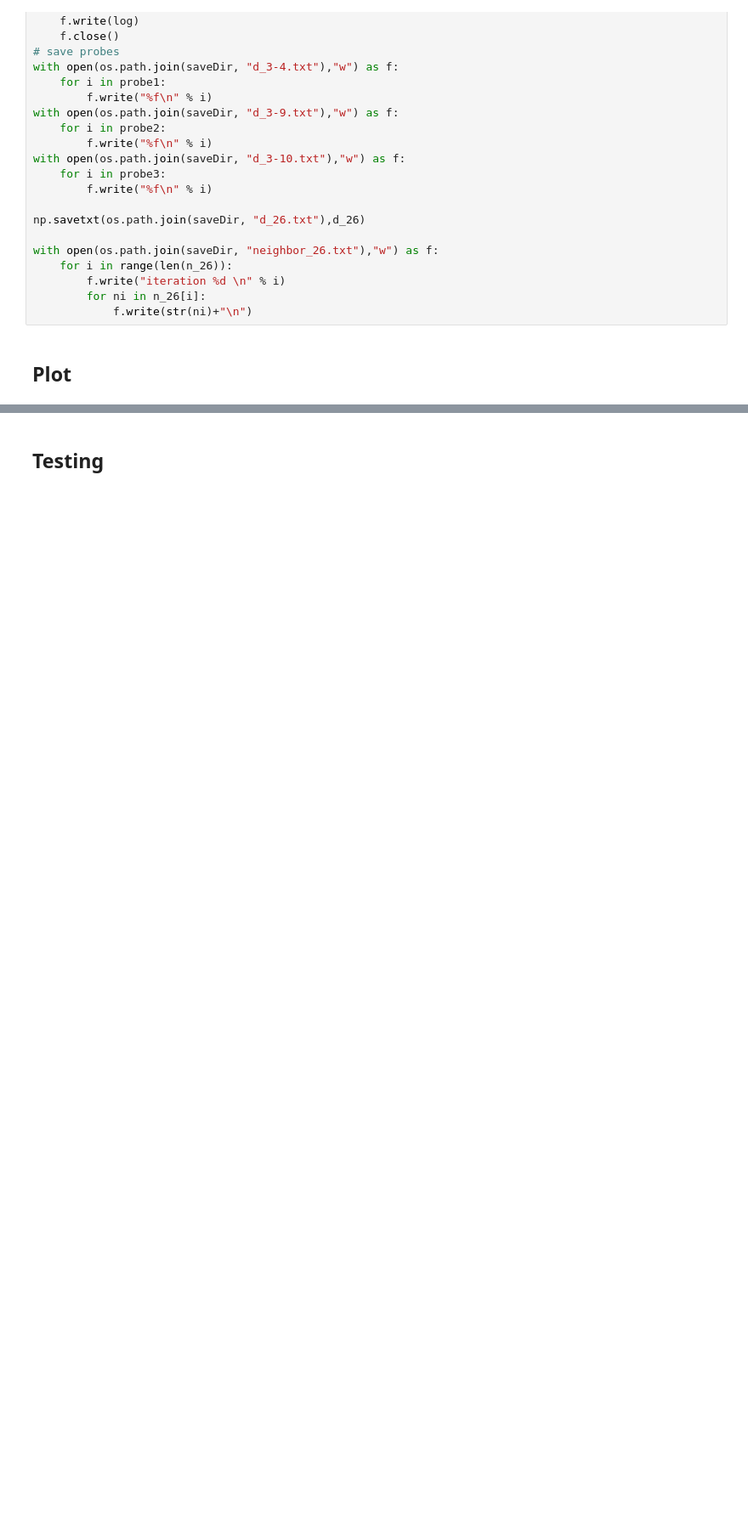
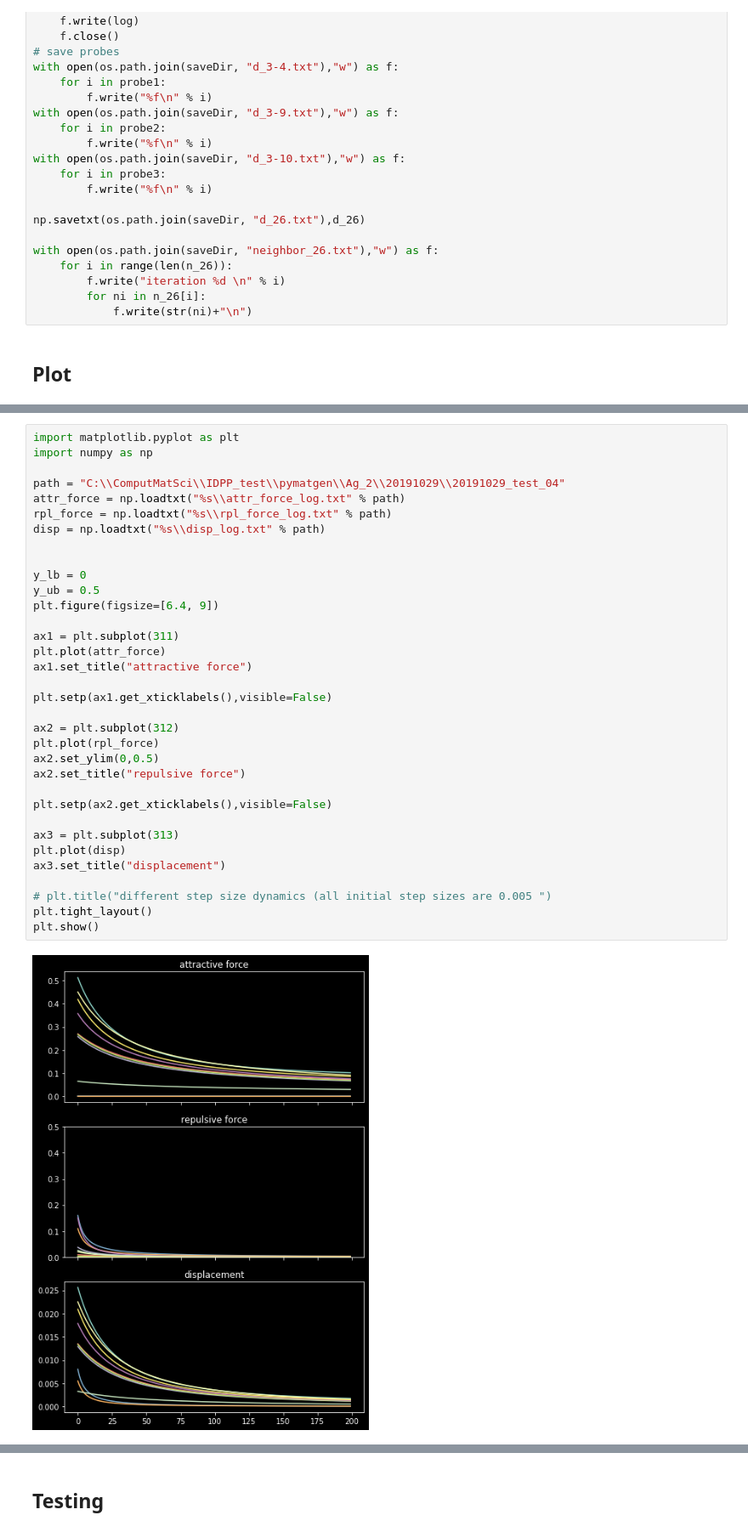
Before and after one commit to LyKex/pymatgen-diffusion, a Jupyter notebook: IDPP_path_modified.ipynb, the cells around one changed output, grey strips where cells are left out. Shown: that part at 85% size. Drawn from its saved outputs; the diff is of its cells as text; blank space fills up the shorter version.

```diff
--- a/IDPP_path_modified.ipynb
+++ b/IDPP_path_modified.ipynb
@@ -78,2 +108,38 @@ with open(os.path.join(saveDir, "neighbor_26.txt"),"w") as f:
+# %%
+import matplotlib.pyplot as plt
+import numpy as np
+
+path = "C:\\ComputMatSci\\IDPP_test\\pymatgen\\Ag_2\\20191029\\20191029_test_04"
+attr_force = np.loadtxt("%s\\attr_force_log.txt" % path)
+rpl_force = np.loadtxt("%s\\rpl_force_log.txt" % path)
+disp = np.loadtxt("%s\\disp_log.txt" % path)
+
+
+y_lb = 0
+y_ub = 0.5
+plt.figure(figsize=[6.4, 9])
+
+ax1 = plt.subplot(311)
+plt.plot(attr_force)
+ax1.set_title("attractive force")
+
+plt.setp(ax1.get_xticklabels(),visible=False)
+
+ax2 = plt.subplot(312)
+plt.plot(rpl_force)
+ax2.set_ylim(0,0.5)
+ax2.set_title("repulsive force")
+
+plt.setp(ax2.get_xticklabels(),visible=False)
+
+ax3 = plt.subplot(313)
+plt.plot(disp)
+ax3.set_title("displacement")
+
+# plt.title("different step size dynamics (all initial step sizes are 0.005 ")
+plt.tight_layout()
+plt.show()
+# %% [output]
+[figure, added]
 # %%
 import matplotlib.pyplot as plt
```
Also changed, not shown: parts of 7 cells of this notebook.
